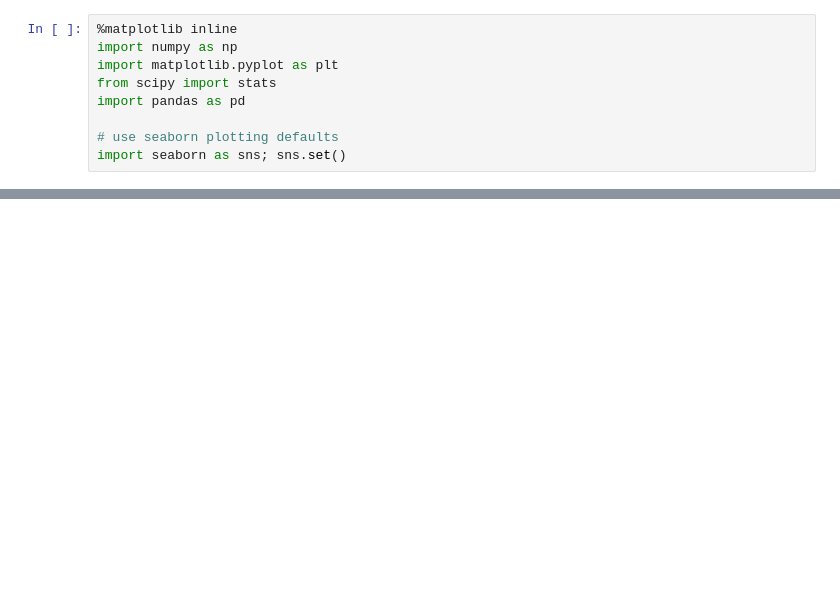
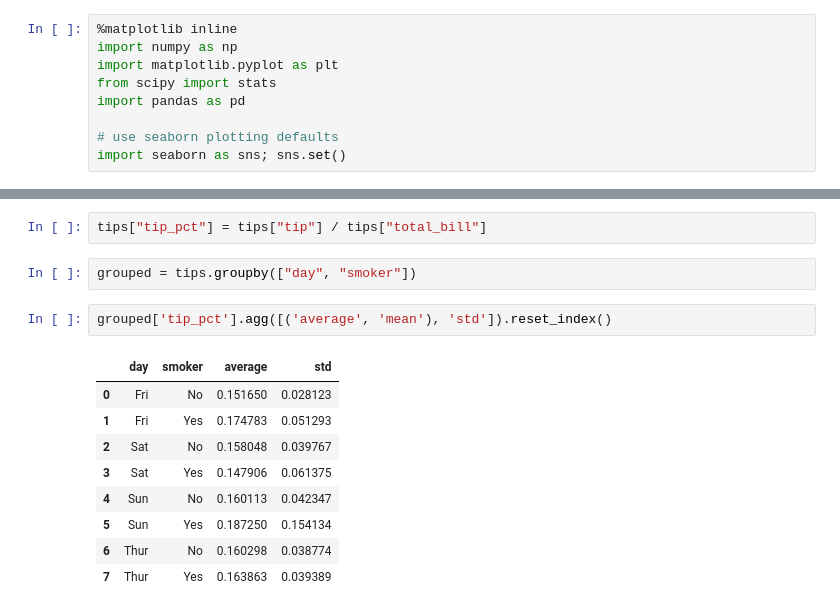
Before and after one commit to S3tuit/jup_lab, a Jupyter notebook: test.ipynb, the cells around one changed output, grey strips where cells are left out. Cells and saved outputs as stored; diff of their text form; blank space fills up the shorter version.

```diff
--- a/test.ipynb
+++ b/test.ipynb
@@ -252,0 +159,16 @@ plt.legend();
+# %%
+tips["tip_pct"] = tips["tip"] / tips["total_bill"]
+# %%
+grouped = tips.groupby(["day", "smoker"])
+# %%
+grouped['tip_pct'].agg([('average', 'mean'), 'std']).reset_index()
+# %% [output]
+|  | day | smoker | average | std |
+| 0 | Fri | No | 0.151650 | 0.028123 |
+| 1 | Fri | Yes | 0.174783 | 0.051293 |
+| 2 | Sat | No | 0.158048 | 0.039767 |
+| 3 | Sat | Yes | 0.147906 | 0.061375 |
+| 4 | Sun | No | 0.160113 | 0.042347 |
+| 5 | Sun | Yes | 0.187250 | 0.154134 |
+| 6 | Thur | No | 0.160298 | 0.038774 |
+| 7 | Thur | Yes | 0.163863 | 0.039389 |
```
Also changed, not shown: parts of 43 cells of this notebook.
